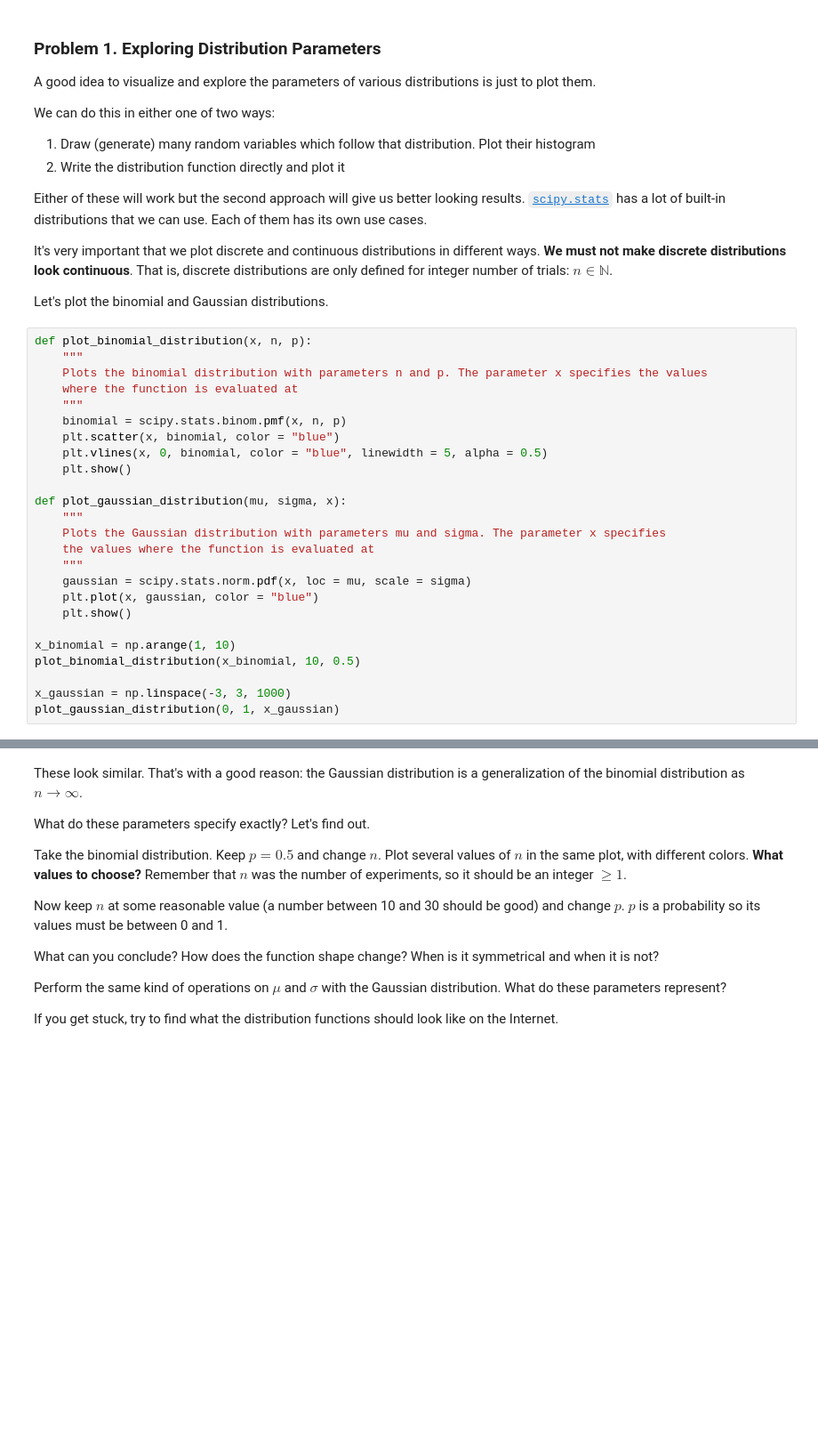
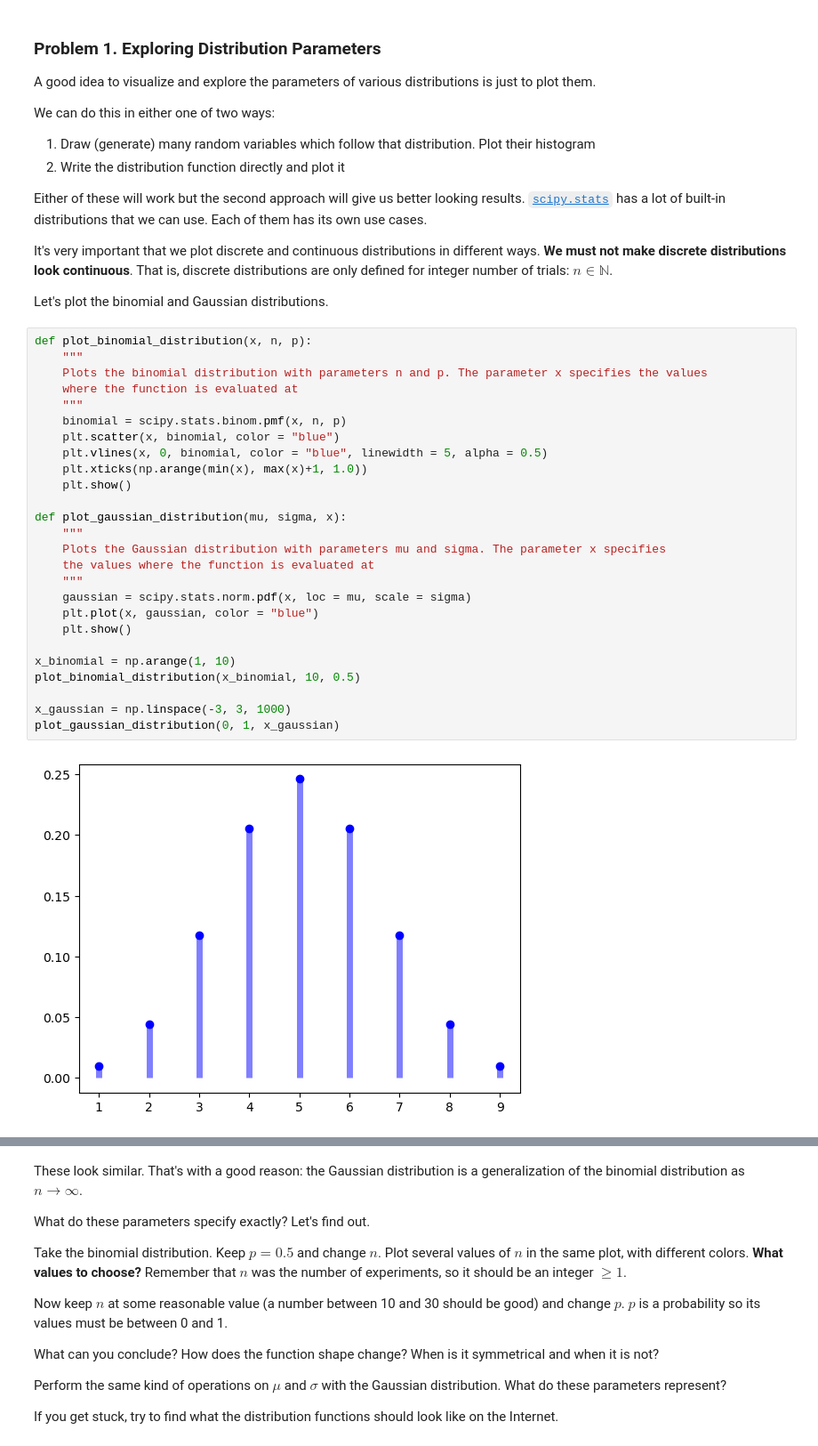
Before and after one commit to vessln/Math_concepts_for_developers, a Jupyter notebook: 5.Probability-and-Combinatorics-Exercise/Probability and Combinatorics Exercise.ipynb, the cells around one changed output, grey strips where cells are left out. Shown at 89% size. Drawn from its saved outputs; the diff is of its cells as text; blank space fills up the shorter version.

```diff
--- a/5.Probability-and-Combinatorics-Exercise/Probability and Combinatorics Exercise.ipynb
+++ b/5.Probability-and-Combinatorics-Exercise/Probability and Combinatorics Exercise.ipynb
@@ -27,25 +27,28 @@ Let's plot the binomial and Gaussian distributions.
 # %%
 def plot_binomial_distribution(x, n, p):
     """
     Plots the binomial distribution with parameters n and p. The parameter x specifies the values
     where the function is evaluated at
     """
     binomial = scipy.stats.binom.pmf(x, n, p)
     plt.scatter(x, binomial, color = "blue")
     plt.vlines(x, 0, binomial, color = "blue", linewidth = 5, alpha = 0.5)
+    plt.xticks(np.arange(min(x), max(x)+1, 1.0))
     plt.show()
 
 def plot_gaussian_distribution(mu, sigma, x):
     """
     Plots the Gaussian distribution with parameters mu and sigma. The parameter x specifies
     the values where the function is evaluated at
     """
     gaussian = scipy.stats.norm.pdf(x, loc = mu, scale = sigma)
     plt.plot(x, gaussian, color = "blue")
     plt.show()
 
 x_binomial = np.arange(1, 10)
 plot_binomial_distribution(x_binomial, 10, 0.5)
 
 x_gaussian = np.linspace(-3, 3, 1000)
 plot_gaussian_distribution(0, 1, x_gaussian)
+# %% [output]
+[figure, added]
```
Also changed, not shown: parts of 34 cells of this notebook.
